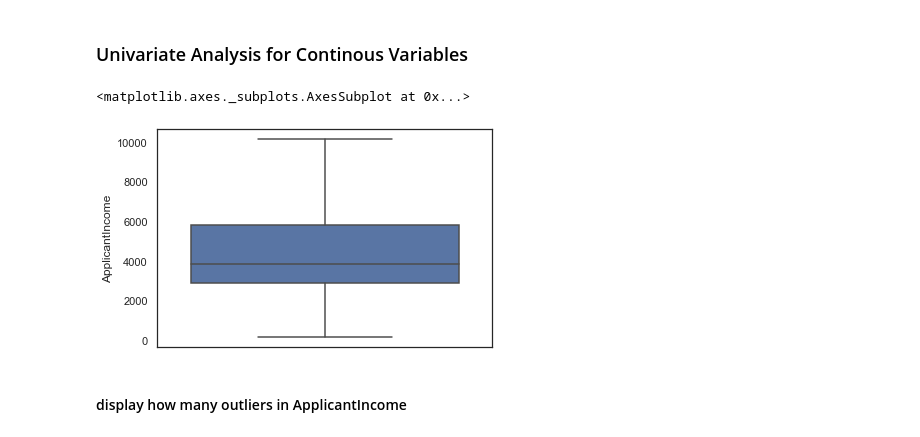
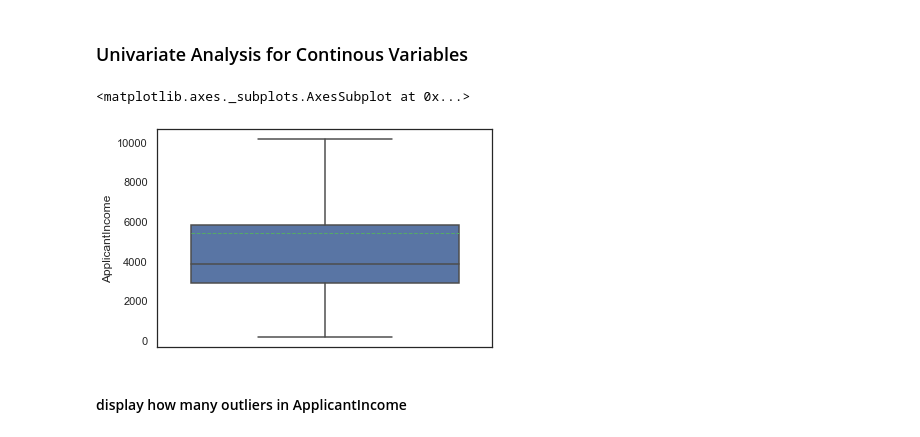
Before and after one commit to srikanthpragada/DS_01_OCT_2019, a Jupyter notebook: loan/loan_prediction.ipynb, the cells around one changed output. Saved outputs shown, nothing was run; the diff lists cells and outputs as text; code cells hidden in the pictures.

```diff
--- a/loan/loan_prediction.ipynb
+++ b/loan/loan_prediction.ipynb
@@ -230,10 +212,10 @@ print(train['Education'].isnull().sum())   # Missing count
 # %%
 # Visualizing numerical features
 #plt.gcf().set_size_inches(5,8)
-sns.boxplot(x="ApplicantIncome",data=train, orient='vertical', showfliers=False)
+sns.boxplot(x="ApplicantIncome",data=train, orient='vertical', showfliers=False, meanline=True, showmeans=True)
 # %% [output]
 <matplotlib.axes._subplots.AxesSubplot at 0x...>
-[figure, old version]
+[figure, new version]
 # %% [markdown]
 #### display how many outliers in ApplicantIncome
 # %%
```
Also changed, not shown: parts of 10 cells of this notebook, 3 other files.
